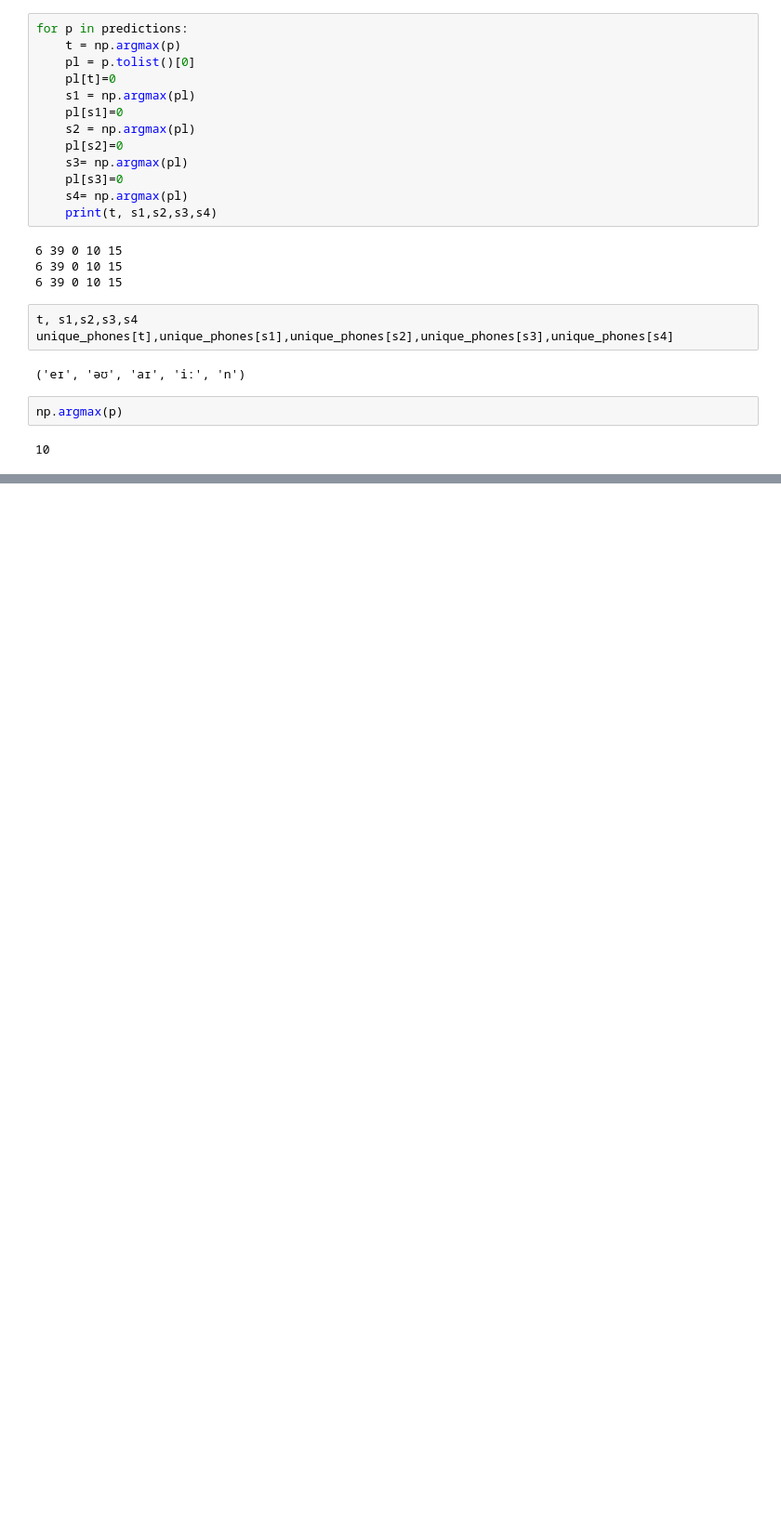
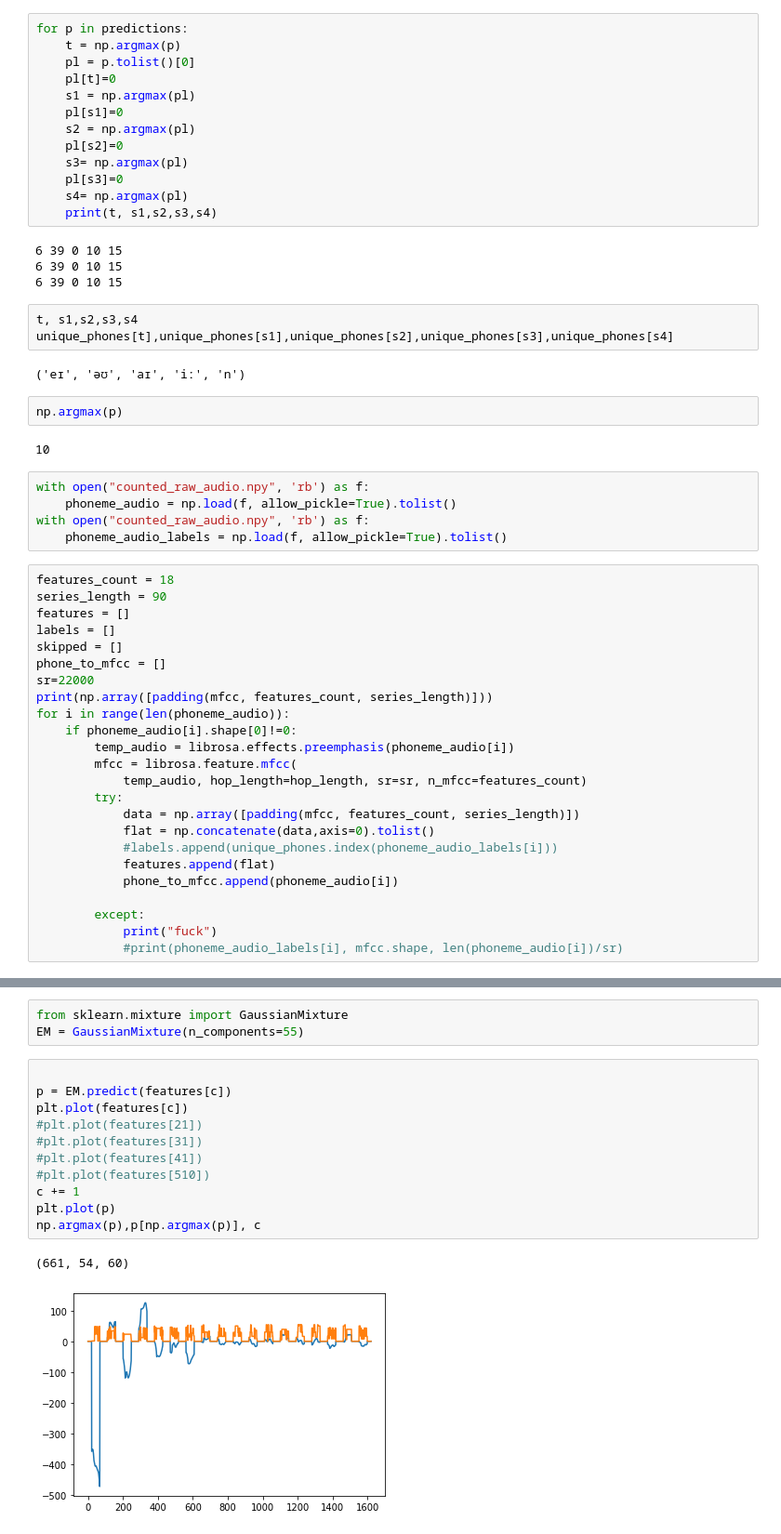
Before and after one commit to Majkil/Artefact, a Jupyter notebook: Model Training.ipynb, the cells around one changed output, grey strips where cells are left out. Shown at 93% size. Drawn from its saved outputs; the diff is of its cells as text; blank space fills up the shorter version.

```diff
--- a/Model Training.ipynb
+++ b/Model Training.ipynb
@@ -677,3 +674,32 @@ unique_phones[t],unique_phones[s1],unique_phones[s2],unique_phones[s3],unique_ph
 np.argmax(p)
 # %% [output]
 10
+# %%
+with open("counted_raw_audio.npy", 'rb') as f:
+    phoneme_audio = np.load(f, allow_pickle=True).tolist()
+with open("counted_raw_audio.npy", 'rb') as f:
+    phoneme_audio_labels = np.load(f, allow_pickle=True).tolist()
+# %%
+features_count = 18
+series_length = 90
+features = []
+labels = []
+skipped = []
+phone_to_mfcc = []
+sr=22000
+print(np.array([padding(mfcc, features_count, series_length)]))
+for i in range(len(phoneme_audio)):
+    if phoneme_audio[i].shape[0]!=0:
+        temp_audio = librosa.effects.preemphasis(phoneme_audio[i])
+        mfcc = librosa.feature.mfcc(
+            temp_audio, hop_length=hop_length, sr=sr, n_mfcc=features_count)
+        try:
+            data = np.array([padding(mfcc, features_count, series_length)])
+            flat = np.concatenate(data,axis=0).tolist()
+            #labels.append(unique_phones.index(phoneme_audio_labels[i]))
+            features.append(flat)
+            phone_to_mfcc.append(phoneme_audio[i])
+
+        except:
+            print("fuck")
+            #print(phoneme_audio_labels[i], mfcc.shape, len(phoneme_audio[i])/sr)
@@ -679,0 +781,17 @@ np.argmax(p)
+# %%
+from sklearn.mixture import GaussianMixture
+EM = GaussianMixture(n_components=55)
+# %%
+
+p = EM.predict(features[c])
+plt.plot(features[c])
+#plt.plot(features[21])
+#plt.plot(features[31])
+#plt.plot(features[41])
+#plt.plot(features[510])
+c += 1
+plt.plot(p)
+np.argmax(p),p[np.argmax(p)], c
+# %% [output]
+(661, 54, 60)
+[figure, added]
```
Also changed, not shown: parts of 7 cells of this notebook, 5 other files.
